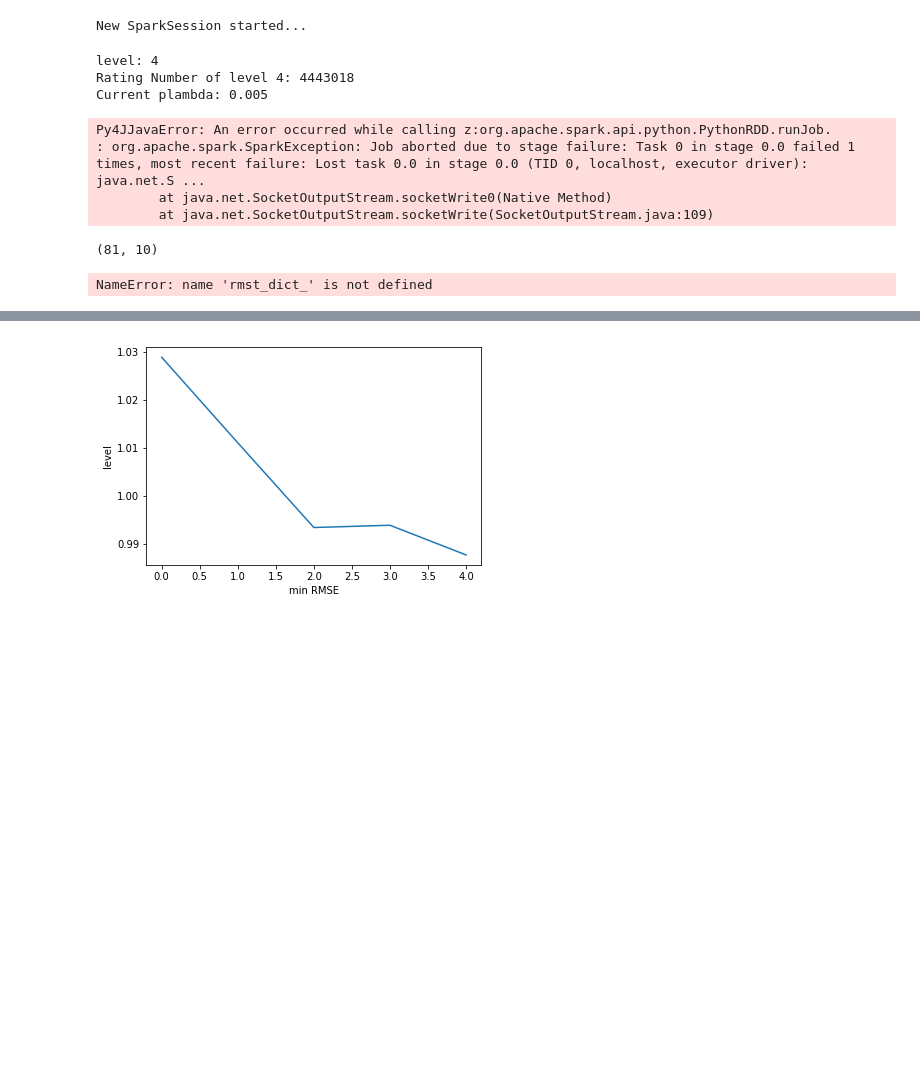
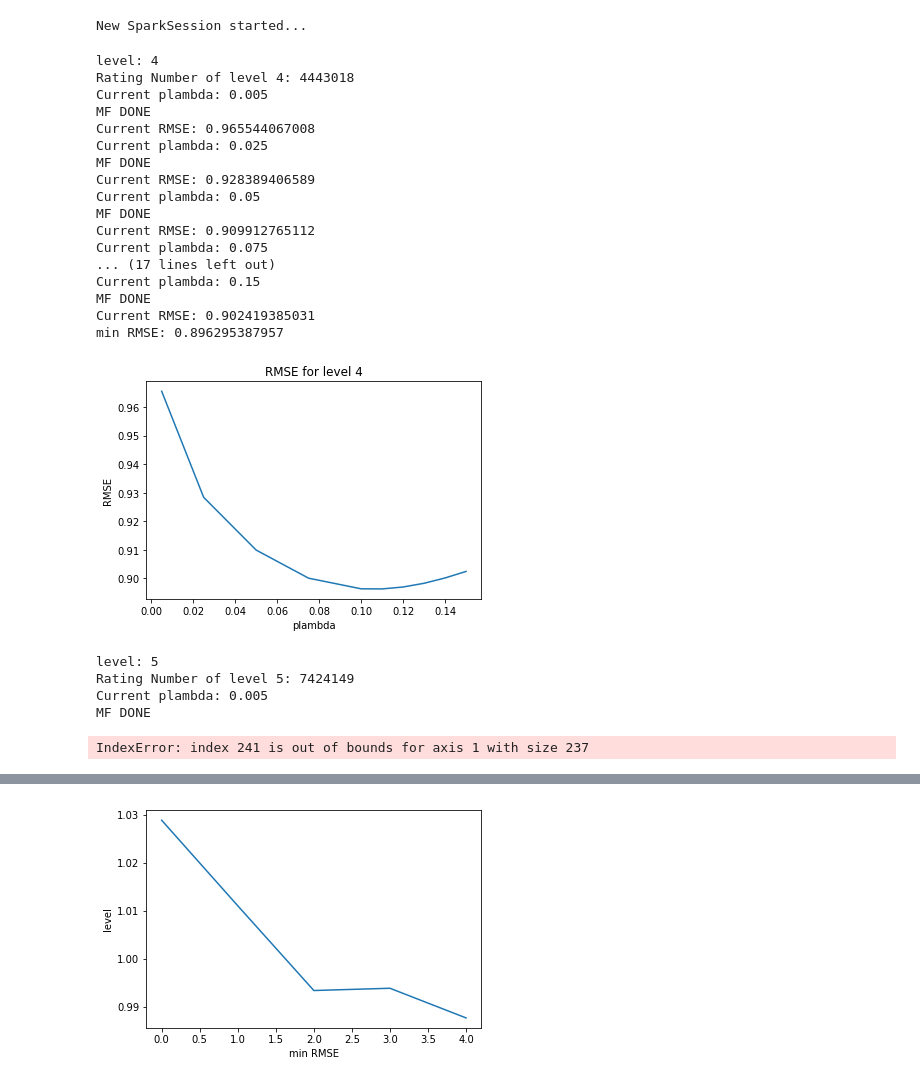
Before and after one commit to zzhyzzh/Factorized-Decision-Tree, a Jupyter notebook: Movielens-based/FDT test for new-user, movielens - multiple param.ipynb, the cells around one changed output, grey strips where cells are left out. Drawn from its saved outputs; the diff is of its cells as text; code cells hidden in the pictures; blank space fills up the shorter version.

```diff
--- a/Movielens-based/FDT test for new-user, movielens - multiple param.ipynb
+++ b/Movielens-based/FDT test for new-user, movielens - multiple param.ipynb
@@ -290,7 +290,7 @@ Tree.load()
 split_item = Tree['split_item']
 lr_bound = Tree['lr_bound']
 tree = Tree['tree']
-lambda_list = [0.005, 0.025, 0.05, 0.075, 0.10, 0.11, 0.12, 0.13, 0.14, 0.15, 0.20, 0.25]
+lambda_list = [0.005, 0.025, 0.05, 0.075, 0.10, 0.11, 0.12, 0.13, 0.14, 0.15]
 # %%
 MF = MatrixFactorization()
 # %% [output]
@@ -331,11 +331,9 @@ for level in range(depth_threshold + 1):
 #                                          = user_profile, item_profile, plambda
         prediction_model[level]['P'], prediction_model[level]['plambda'] \
                                          = np.dot(np.array(list(user_profile.values())), np.array(list(item_profile.values())).T), plambda
-        prediction_model[level]['upro'] = list(user_profile.keys())
+        prediction_model[level]['ipro'] = list(item_profile.keys())
         P_test = np.zeros(rating_matrix_csc_test.shape)
         rating_matrix_test_unqueried = rating_matrix_csc_test.toarray()
-#         rmse = 0
-#         rmseNum = 0
         for itemid in range(rating_matrix_csc_test.shape[1]):
     #         if userid % 100 == 0:
     #             print("%.2f%%" % (100 * userid / rating_matrix_csc_test.shape[1]))
@@ -346,14 +344,14 @@ for level in range(depth_threshold + 1):
             for depth in range(int(level)):
                 if split_item[depth][pred_index] not in user_all_ratings:
                     tmp_pred_index = 3*pred_index + 2
-                    if tmp_pred_index in prediction_model[str(int(depth)+1)]['upro']:
+                    if tmp_pred_index in prediction_model[str(depth+1)]['ipro']:
                         final_level += 1
                         pred_index = tmp_pred_index
                     else:
                         break
                 elif rating_matrix_csc_test[split_item[depth][pred_index], itemid] > 3:
                     tmp_pred_index = 3*pred_index
-                    if tmp_pred_index in prediction_model[str(int(depth)+1)]['upro']:
+                    if tmp_pred_index in prediction_model[str(depth+1)]['ipro']:
                         rated_user.append(split_item[depth][pred_index]-1)
                         final_level += 1
                         pred_index = tmp_pred_index
@@ -361,67 +359,58 @@ for level in range(depth_threshold + 1):
                         break
                 elif rating_matrix_csc_test[split_item[depth][pred_index], itemid] <= 3:
                     tmp_pred_index = 3*pred_index + 1
-                    if tmp_pred_index in prediction_model[str(int(depth)+1)]['upro']:
+                    if tmp_pred_index in prediction_model[str(depth+1)]['ipro']:
                         rated_user.append(split_item[depth][pred_index]-1)
                         final_level += 1
                         pred_index = tmp_pred_index
                     else:
                         break
             P_test[:, itemid] = prediction_model[str(final_level)]['P'][:, pred_index]
             rating_matrix_test_unqueried[rated_user, itemid] = 0
 
-
-
-
-#             pred_rating = np.dot(np.array(prediction_model[str(final_level)]['upro'][pred_index]), \
-#                                  np.array(list(prediction_model[str(final_level)]['ipro'].values())).T)
-#             real_rating = rating_matrix_csc_test[:, userid].toarray()
-#             non_zeros = list(np.nonzero(real_rating)[0])
-#             non_zeros = list(set(non_zeros).difference(set(rated_item)))
-#             non_zerosNum = pred_rating[non_zeros].shape[0]
-#             rmse += np.sum((pred_rating[non_zeros].T.reshape(non_zerosNum, 1) - real_rating[non_zeros])**2)
-#             rmseNum += len(non_zeros)
-#         RMSE = (rmse/rmseNum)**0.5
-#         print("Current RMSE: " + str(RMSE))
-#         rmst_dict[level].append(RMSE)
         rating_matrix_test_unqueried = csc_matrix(rating_matrix_test_unqueried)
         P_test = (rating_matrix_test_unqueried!=0).multiply(P_test)
         dif = P_test - rating_matrix_test_unqueried
         RMSE = ( dif.multiply(dif).sum() / (rating_matrix_test_unqueried!=0).sum() )**0.5
         print("Current RMSE: " + str(RMSE))
         rmst_dict[level].append(RMSE)
         if min_RMSE == -1 or RMSE < min_RMSE:
             min_RMSE = RMSE
-            min_user_profile = prediction_model[level]['upro']
+            min_item_profile = prediction_model[level]['ipro']
+            min_P = prediction_model[level]['P']
+            min_lambda = prediction_model[level]['plambda']
 
-
-    prediction_model[level]['upro'] = min_user_profile_list
-    #prediction_model[level]['ipro'] = []
-    prediction_model[level]['plambda'] = lambda_list[min_MF]
+    prediction_model[level]['ipro'] = min_item_profile
+    prediction_model[level]['P'] = min_P
+    prediction_model[level]['plambda'] = min_lambda
     print("min RMSE: " + str(min(rmst_dict[level])))
     plt.figure(1)
     plt.title('RMSE for level ' + level)
     plt.xlabel('plambda')
     plt.ylabel('RMSE')
     plt.plot(lambda_list, rmst_dict[level])
     plt.show()
 # %% [output]
 level: 4
 Rating Number of level 4: 4443018
 Current plambda: 0.005
+MF DONE
+Current RMSE: 0.965544067008
+Current plambda: 0.025
+MF DONE
+Current RMSE: 0.928389406589
+Current plambda: 0.05
+MF DONE
+Current RMSE: 0.909912765112
+Current plambda: 0.075
+... (17 lines left out)
+Current plambda: 0.15
+MF DONE
+Current RMSE: 0.902419385031
+min RMSE: 0.896295387957
+[figure, added]
-Py4JJavaError: An error occurred while calling z:org.apache.spark.api.python.PythonRDD.runJob.
-: org.apache.spark.SparkException: Job aborted due to stage failure: Task 0 in stage 0.0 failed 1 times, most recent failure: Lost task 0.0 in stage 0.0 (TID 0, localhost, executor driver): java.net.S ...
-        at java.net.SocketOutputStream.socketWrite0(Native Method)
-        at java.net.SocketOutputStream.socketWrite(SocketOutputStream.java:109)
+level: 5
+Rating Number of level 5: 7424149
+Current plambda: 0.005
+MF DONE
+IndexError: index 241 is out of bounds for axis 1 with size 237
-# %%
-np.array(list(user_profile.values())).shape
-# %% [output]
-(81, 10)
-# %%
-import shelve
-import pickle
-rmst_dict_['4'] = []
-with shelve.open("rmst_dict_.pkl", protocol=pickle.HIGHEST_PROTOCOL) as d:
-    d['content'] = rmst_dict_
-# %% [output]
-NameError: name 'rmst_dict_' is not defined
```
Also changed, not shown: parts of 6 cells of this notebook.
